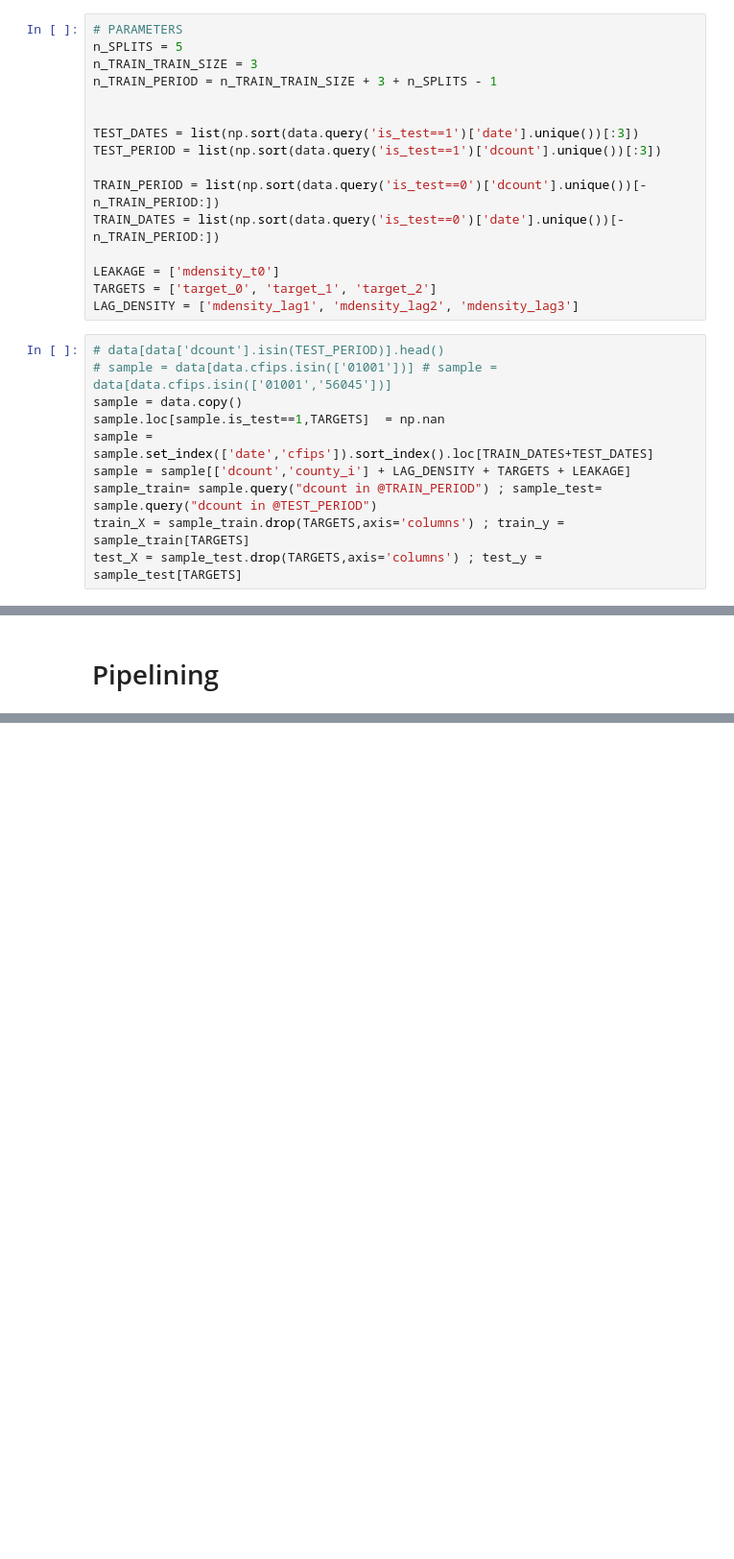
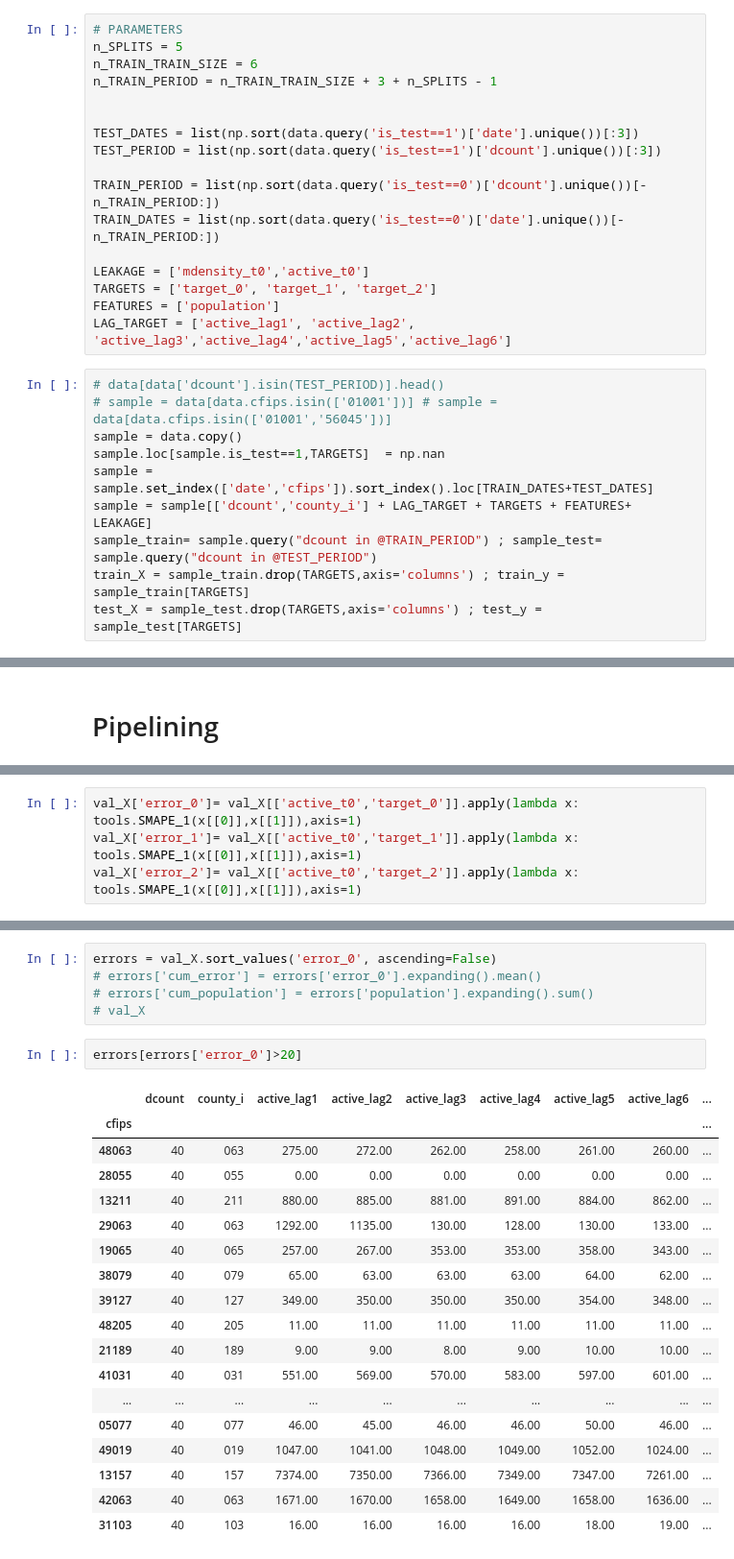
Before and after one commit to sametmarasli/Kaggle_GoDaddy-128th-Place-Silver, a Jupyter notebook: model_pipeline_absolute.ipynb, the cells around one changed output, grey strips where cells are left out. Shown at 96% size. Cells and saved outputs as stored; diff of their text form; blank space fills up the shorter version.

```diff
--- a/model_pipeline_absolute.ipynb
+++ b/model_pipeline_absolute.ipynb
@@ -114,7 +121,7 @@ data[data['cfips'] == '01001'].tail()
 # %%
 # PARAMETERS
 n_SPLITS = 5
-n_TRAIN_TRAIN_SIZE = 3
+n_TRAIN_TRAIN_SIZE = 6
 n_TRAIN_PERIOD = n_TRAIN_TRAIN_SIZE + 3 + n_SPLITS - 1
 
 
@@ -124,16 +131,17 @@ TEST_PERIOD = list(np.sort(data.query('is_test==1')['dcount'].unique())[:3])
 TRAIN_PERIOD = list(np.sort(data.query('is_test==0')['dcount'].unique())[-n_TRAIN_PERIOD:])
 TRAIN_DATES = list(np.sort(data.query('is_test==0')['date'].unique())[-n_TRAIN_PERIOD:])
 
-LEAKAGE = ['mdensity_t0']
+LEAKAGE = ['mdensity_t0','active_t0']
 TARGETS = ['target_0', 'target_1', 'target_2']
-LAG_DENSITY = ['mdensity_lag1', 'mdensity_lag2', 'mdensity_lag3']
+FEATURES = ['population']
+LAG_TARGET = ['active_lag1', 'active_lag2', 'active_lag3','active_lag4','active_lag5','active_lag6']
 # %%
 # data[data['dcount'].isin(TEST_PERIOD)].head()
 # sample = data[data.cfips.isin(['01001'])] # sample = data[data.cfips.isin(['01001','56045'])]
 sample = data.copy()
 sample.loc[sample.is_test==1,TARGETS]  = np.nan
 sample = sample.set_index(['date','cfips']).sort_index().loc[TRAIN_DATES+TEST_DATES]
-sample = sample[['dcount','county_i'] + LAG_DENSITY + TARGETS + LEAKAGE]
+sample = sample[['dcount','county_i'] + LAG_TARGET + TARGETS + FEATURES+ LEAKAGE]
 sample_train= sample.query("dcount in @TRAIN_PERIOD") ; sample_test= sample.query("dcount in @TEST_PERIOD")
 train_X = sample_train.drop(TARGETS,axis='columns') ; train_y = sample_train[TARGETS]
 test_X = sample_test.drop(TARGETS,axis='columns') ; test_y = sample_test[TARGETS]
@@ -224,0 +265,4 @@ val_X = pd.concat((val_X, y_val_preds), axis=1)
+# %%
+val_X['error_0']= val_X[['active_t0','target_0']].apply(lambda x: tools.SMAPE_1(x[[0]],x[[1]]),axis=1)
+val_X['error_1']= val_X[['active_t0','target_1']].apply(lambda x: tools.SMAPE_1(x[[0]],x[[1]]),axis=1)
+val_X['error_2']= val_X[['active_t0','target_2']].apply(lambda x: tools.SMAPE_1(x[[0]],x[[1]]),axis=1)
@@ -225,3 +274,29 @@ val_X = pd.concat((val_X, y_val_preds), axis=1)
+# %%
+errors = val_X.sort_values('error_0', ascending=False)
+# errors['cum_error'] = errors['error_0'].expanding().mean()
+# errors['cum_population'] = errors['population'].expanding().sum()
+# val_X
+# %%
+errors[errors['error_0']>20]
+# %% [output]
+|  | dcount | county_i | active_lag1 | active_lag2 | active_lag3 | active_lag4 | active_lag5 | active_lag6 | ... |
+| cfips |  |  |  |  |  |  |  |  | ... |
+| 48063 | 40 | 063 | 275.00 | 272.00 | 262.00 | 258.00 | 261.00 | 260.00 | ... |
+| 28055 | 40 | 055 | 0.00 | 0.00 | 0.00 | 0.00 | 0.00 | 0.00 | ... |
+| 13211 | 40 | 211 | 880.00 | 885.00 | 881.00 | 891.00 | 884.00 | 862.00 | ... |
+| 29063 | 40 | 063 | 1292.00 | 1135.00 | 130.00 | 128.00 | 130.00 | 133.00 | ... |
+| 19065 | 40 | 065 | 257.00 | 267.00 | 353.00 | 353.00 | 358.00 | 343.00 | ... |
+| 38079 | 40 | 079 | 65.00 | 63.00 | 63.00 | 63.00 | 64.00 | 62.00 | ... |
+| 39127 | 40 | 127 | 349.00 | 350.00 | 350.00 | 350.00 | 354.00 | 348.00 | ... |
+| 48205 | 40 | 205 | 11.00 | 11.00 | 11.00 | 11.00 | 11.00 | 11.00 | ... |
+| 21189 | 40 | 189 | 9.00 | 9.00 | 8.00 | 9.00 | 10.00 | 10.00 | ... |
+| 41031 | 40 | 031 | 551.00 | 569.00 | 570.00 | 583.00 | 597.00 | 601.00 | ... |
+| ... | ... | ... | ... | ... | ... | ... | ... | ... | ... |
+| 05077 | 40 | 077 | 46.00 | 45.00 | 46.00 | 46.00 | 50.00 | 46.00 | ... |
+| 49019 | 40 | 019 | 1047.00 | 1041.00 | 1048.00 | 1049.00 | 1052.00 | 1024.00 | ... |
+| 13157 | 40 | 157 | 7374.00 | 7350.00 | 7366.00 | 7349.00 | 7347.00 | 7261.00 | ... |
+| 42063 | 40 | 063 | 1671.00 | 1670.00 | 1658.00 | 1649.00 | 1658.00 | 1636.00 | ... |
+| 31103 | 40 | 103 | 16.00 | 16.00 | 16.00 | 16.00 | 18.00 | 19.00 | ... |
 # %%
 errors
 # %% [output]
```
Also changed, not shown: parts of 43 cells of this notebook, 4 other files.
